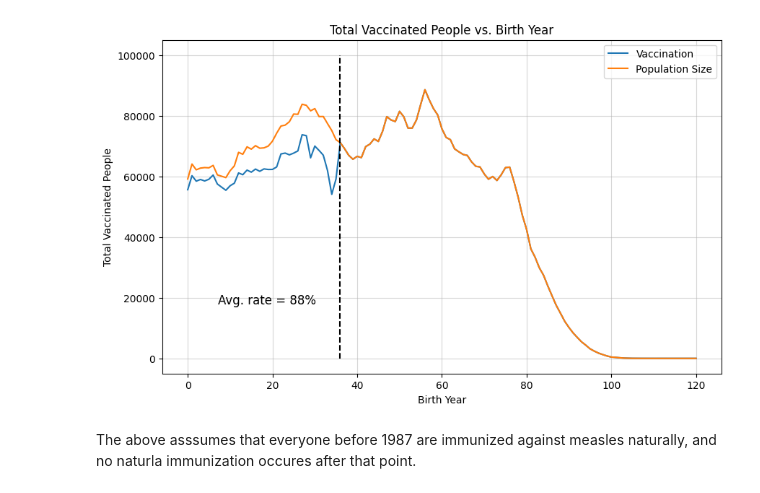
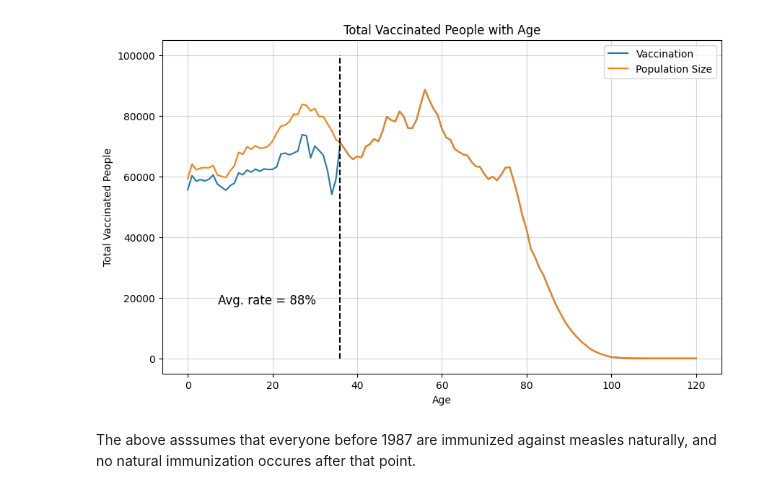
Before and after one commit to AlfredBendtzonHansen/measles-network-DK, a Jupyter notebook: vax_plots.ipynb, the cells around one changed output. Saved outputs shown, nothing was run; the diff lists cells and outputs as text; code cells hidden in the pictures.

```diff
--- a/vax_plots.ipynb
+++ b/vax_plots.ipynb
@@ -1,36 +1,35 @@
 # %%
 import pandas as pd
 import matplotlib.pyplot as plt
 import numpy as np
 
-excel_file = 'MMR1_cov_dk_2022.xlsx'
 
 # Read the Excel file into a pandas DataFrame
-df = pd.read_excel(excel_file)
+df = pd.read_csv('MMR1_cov_dk_2022.csv', sep=";", thousands='.')
 
 # Convert vaccination coverage to a decimal
 df['VACCINATIONRATE'] = df['VACCINATIONRATE'] / 100
 
 # Calculate the total number of vaccinated people
 df['Total Vaccinated'] = df['POPULATION'] * df['VACCINATIONRATE']
 
 # Plot the total vaccinated people as a function of birth year
 plt.figure(figsize=(10, 6))
 plt.plot(df['AGE'], df['Total Vaccinated'], linestyle='-', label = "Vaccination")
 plt.plot(df['AGE'], df['POPULATION'], linestyle='-', label = "Population Size")
-plt.title('Total Vaccinated People vs. Birth Year')
-plt.xlabel('Birth Year')
+plt.title('Total Vaccinated People with Age')
+plt.xlabel('Age')
 plt.ylabel('Total Vaccinated People')
 plt.grid(True, alpha = .5)
 plt.vlines(x = 2022-1986, ymin = 0, ymax = 100000, color = "black", linestyles="--")
 
 plt.text(0.1, 0.2, f'Avg. rate = 88%', transform=plt.gca().transAxes,
          fontsize=12, verticalalignment='bottom', horizontalalignment='left')
 
 
 plt.legend()
 plt.savefig("VaxvsPop.pdf", dpi = 400)
 # %% [output]
-[figure, old version]
+[figure, new version]
 # %% [markdown]
-The above asssumes that everyone before 1987 are immunized against measles naturally, and no naturla immunization occures after that point.
+The above asssumes that everyone before 1987 are immunized against measles naturally, and no natural immunization occures after that point.
```
Also changed, not shown: 4 other files.
